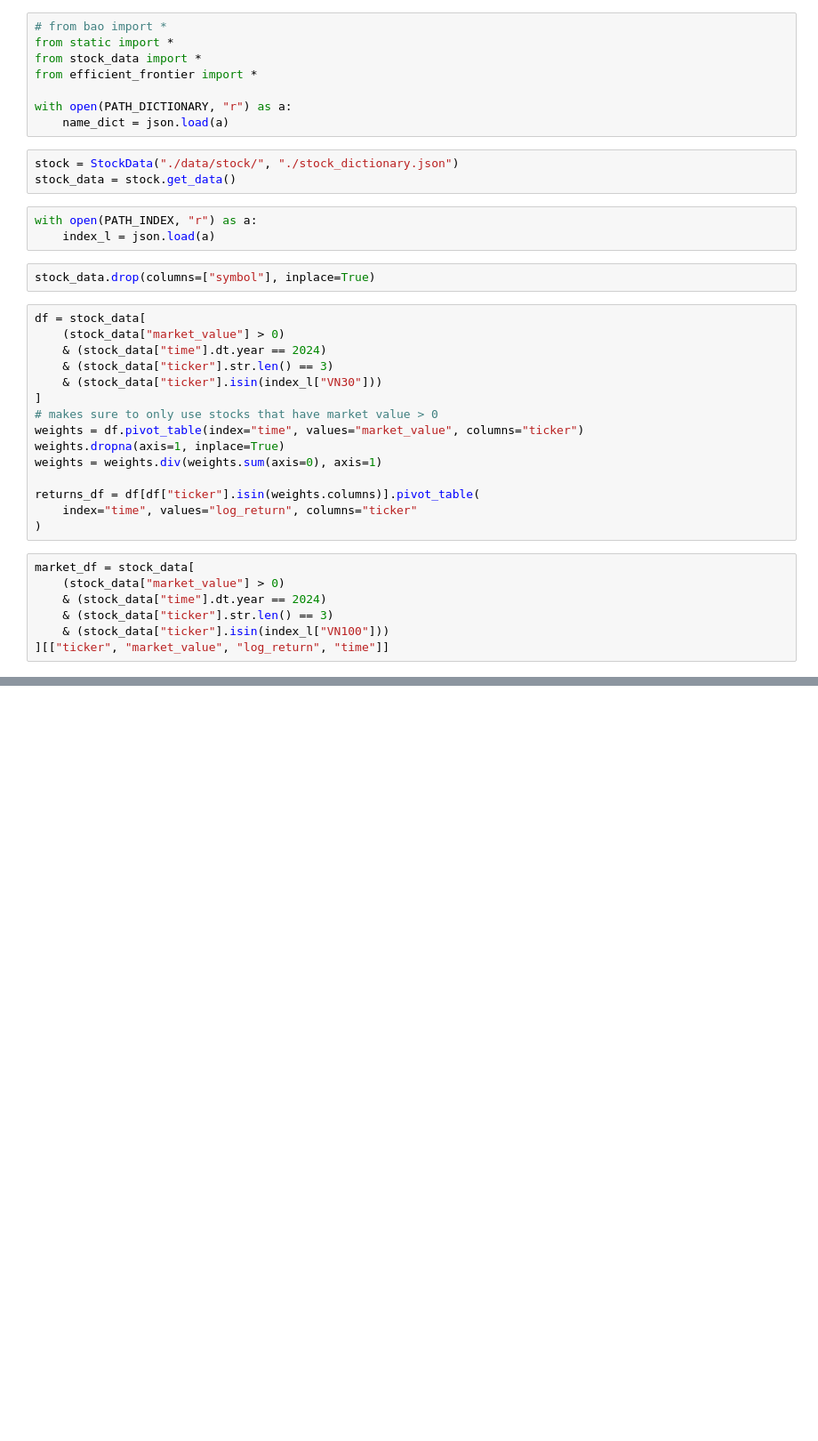
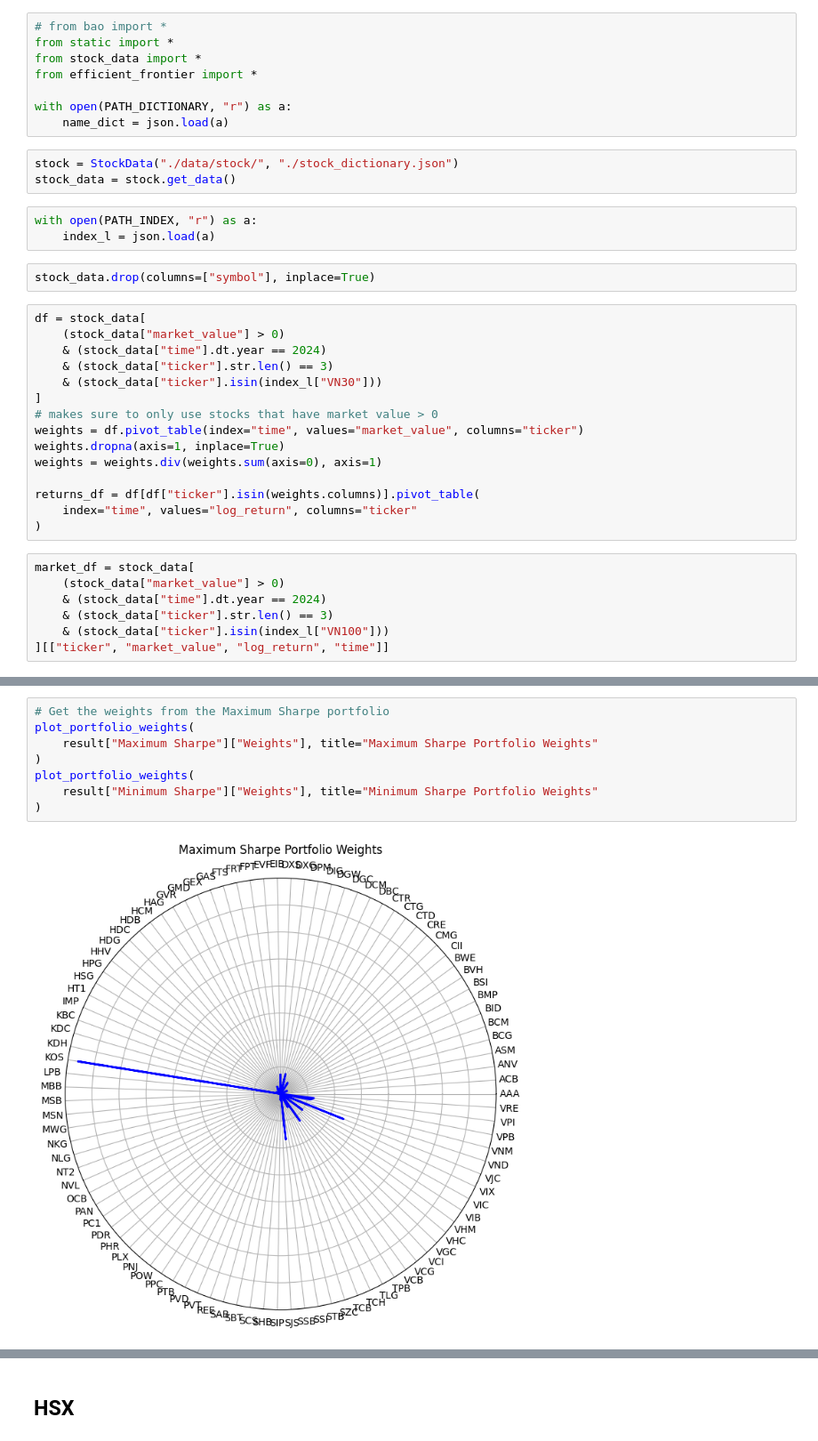
Before and after one commit to nguyentanquocbao/stock, a Jupyter notebook: 3. Systemic and Idiosyncratic risk.ipynb, the cells around one changed output, grey strips where cells are left out. Shown at 89% size. Saved outputs shown, nothing was run; the diff lists cells and outputs as text; blank space fills up the shorter version.

```diff
--- a/3. Systemic and Idiosyncratic risk.ipynb
+++ b/3. Systemic and Idiosyncratic risk.ipynb
@@ -170,0 +104,10 @@ plt.show()
+# %%
+# Get the weights from the Maximum Sharpe portfolio
+plot_portfolio_weights(
+    result["Maximum Sharpe"]["Weights"], title="Maximum Sharpe Portfolio Weights"
+)
+plot_portfolio_weights(
+    result["Minimum Sharpe"]["Weights"], title="Minimum Sharpe Portfolio Weights"
+)
+# %% [output]
+[figure, added]
@@ -170,0 +115,2 @@ plt.show()
+# %% [markdown]
+## HSX
```
Also changed, not shown: parts of 15 cells of this notebook, 2 other files.
